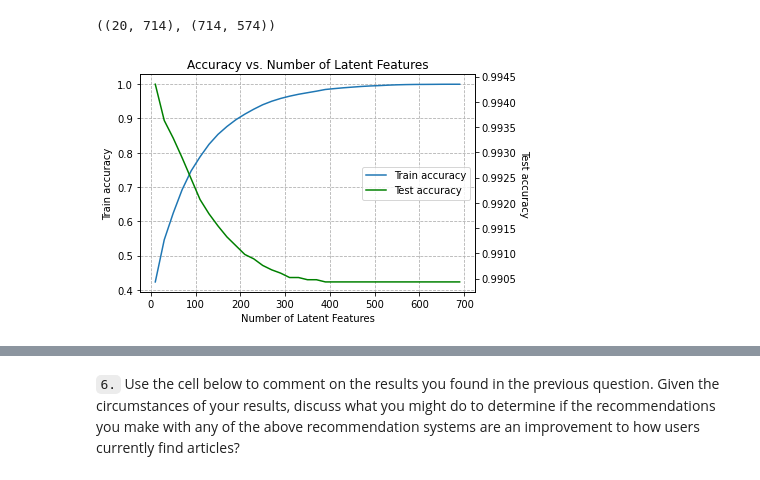
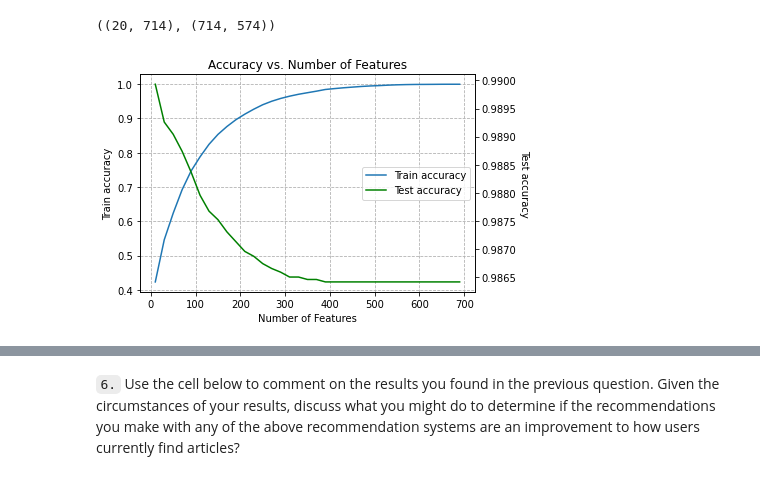
Before and after one commit to tinachientw/DSND_Recommendation_with_IBM, a Jupyter notebook: Recommendations_with_IBM.ipynb, the cells around one changed output, grey strips where cells are left out. Cells and saved outputs as stored; diff of their text form; code cells hidden in the pictures.

```diff
--- a/Recommendations_with_IBM.ipynb
+++ b/Recommendations_with_IBM.ipynb
@@ -868,51 +922,57 @@ user_item_test_could_pred = user_item_test.loc[test_users, test_articles]
+# %%
+test_user_ids = set(np.intersect1d(user_item_test.index, user_item_train.index))
+test_article_ids = set(np.intersect1d(user_item_test.columns, user_item_train.columns))
+user_item_to_predict = user_item.loc[test_user_ids, test_article_ids]
 # %%
+from sklearn.metrics import f1_score
+
 num_latent_feats = np.arange(10,700+10,20)
 
-sum_errs_train = []
-sum_errs_test = []
+train_errs_cum = []
+test_errs_cum = []
 
-f1_train = []
-f1_test = []
+train_f1 = []
+test_f1 = []
 
 for k in num_latent_feats:
     # restructure with k latent features
-    s_train_new, u_train_new, vt_train_new = np.diag(s_train[:k]), u_train[:, :k], vt_train[:k, :]
-    u_test_new, vt_test_new = u_test[:, :k], vt_test[:k, :]
+    s_train_sl, u_train_sl, vt_train_sl = np.diag(s_train[:k]), u_train[:, :k], vt_train[:k, :]
+    u_test_sl, vt_test_sl = u_test[:, :k], vt_test[:k, :]
 
     # take dot product
-    user_item_train_est = np.around(np.dot(np.dot(u_train_new, s_train_new), vt_train_new))
-    user_item_test_est = np.around(np.dot(np.dot(u_test_new, s_train_new), vt_test_new))
+    train_preds = np.around(np.dot(np.dot(u_train_sl, s_train_sl), vt_train_sl))
+    test_preds = np.around(np.dot(np.dot(u_test_sl, s_train_sl), vt_test_sl))
 
     # compute error for each prediction to actual value
-    diffs_train = np.subtract(user_item_train, user_item_train_est)
-    diffs_test = np.subtract(user_item_test_could_pred, user_item_test_est)
+    train_errs = user_item_train - train_preds#np.subtract(user_item_train, train_preds)
+    test_errs = user_item_to_predict - test_preds#np.subtract(user_item_to_predict, test_preds)
 
     # total errors and keep track of them
-    sum_errs_train.append(np.sum(np.sum(np.abs(diffs_train))))
-    sum_errs_test.append(np.sum(np.sum(np.abs(diffs_test))))
+    train_errs_cum.append(np.sum(np.sum(np.abs(train_errs))))
+    test_errs_cum.append(np.sum(np.sum(np.abs(test_errs))))
 
-    # compute f1 score (macro) for each prediction to actual value
-    f1_train.append(f1_score(np.array(user_item_train).flatten(), user_item_train_est.flatten(), labels=[1.0], average='macro'))
-    f1_test.append(f1_score(np.array(user_item_test_could_pred).flatten(), user_item_test_est.flatten(), labels=[1.0], average='macro'))
+    # f1 score for each prediction to actual value
+    train_f1.append(f1_score(np.array(user_item_train).flatten(), train_preds.flatten(), labels=[1.0], average='macro'))
+    test_f1.append(f1_score(np.array(user_item_to_predict).flatten(), test_preds.flatten(), labels=[1.0], average='macro'))
 # %%
 fig, ax1 = plt.subplots()
 ax2 = ax1.twinx()
 
-ax1.plot(num_latent_feats, 1 - np.array(sum_errs_train)/df.shape[0], label="Train accuracy")
-ax2.plot(num_latent_feats, 1 - np.array(sum_errs_test)/df.shape[0], color='green', label="Test accuracy")
+ax1.plot(num_latent_feats, 1 - np.array(train_errs_cum)/df.shape[0], label="Train accuracy")
+ax2.plot(num_latent_feats, 1 - np.array(test_errs_cum)/df.shape[0], color='green', label="Test accuracy")
 
 handler1, label1 = ax1.get_legend_handles_labels()
 handler2, label2 = ax2.get_legend_handles_labels()
 
 ax1.legend(handler1+handler2, label1+label2, loc='center right')
 
-ax1.set_title('Accuracy vs. Number of Latent Features')
+ax1.set_title('Accuracy vs. Number of Features')
 ax1.grid(linestyle='--')
 
-ax1.set_xlabel('Number of Latent Features')
+ax1.set_xlabel('Number of Features')
 ax1.set_ylabel('Train accuracy')
 ax2.set_ylabel('Test accuracy', rotation=270, labelpad=12)
 
 plt.show()
 # %% [output]
-[figure, old version]
+[figure, new version]
```
Also changed, not shown: parts of 33 cells of this notebook, 1 other file.
